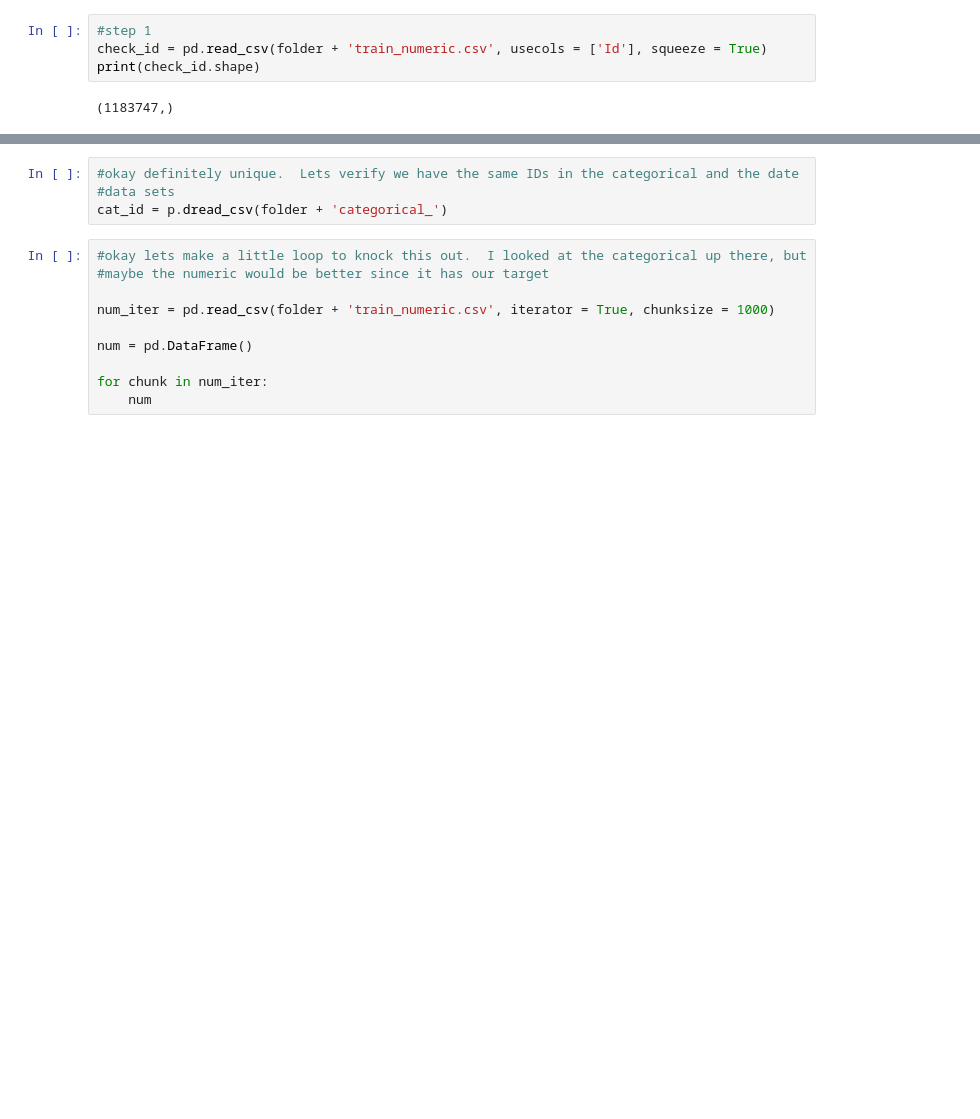
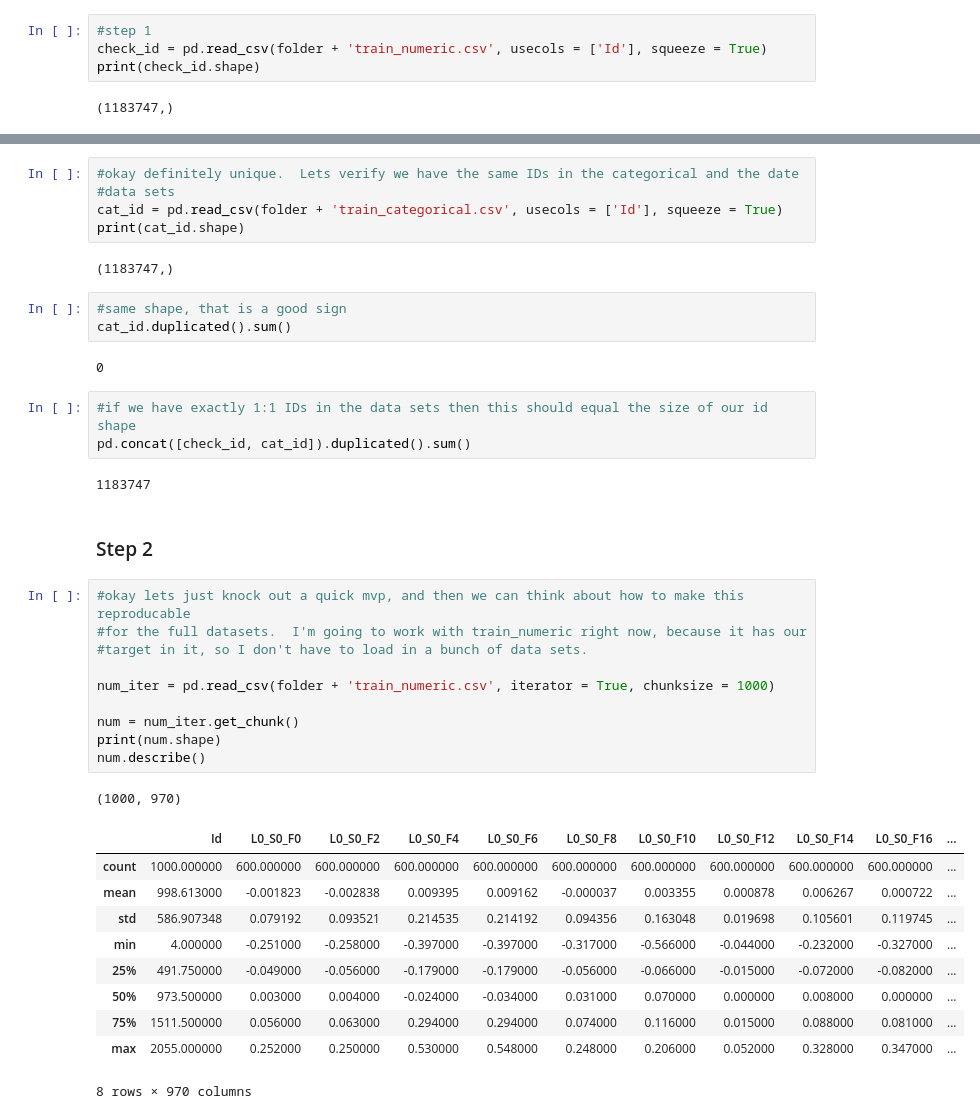
Before and after one commit to bloominstituteoftechnology/DS-Unit-2-Applied-Modeling, a Jupyter notebook: module2-wrangle-ml-datasets/LS_DS_232_assignment.ipynb, the cells around one changed output, grey strips where cells are left out. Drawn from its saved outputs; the diff is of its cells as text; blank space fills up the shorter version.

```diff
--- a/module2-wrangle-ml-datasets/LS_DS_232_assignment.ipynb
+++ b/module2-wrangle-ml-datasets/LS_DS_232_assignment.ipynb
@@ -131,14 +119,41 @@ Name: Id, Length: 1183747, dtype: int64
 # %%
 #okay definitely unique.  Lets verify we have the same IDs in the categorical and the date
 #data sets
-cat_id = p.dread_csv(folder + 'categorical_')
+cat_id = pd.read_csv(folder + 'train_categorical.csv', usecols = ['Id'], squeeze = True)
+print(cat_id.shape)
+# %% [output]
+(1183747,)
-# %%
-#okay lets make a little loop to knock this out.  I looked at the categorical up there, but
-#maybe the numeric would be better since it has our target
-
-num_iter = pd.read_csv(folder + 'train_numeric.csv', iterator = True, chunksize = 1000)
-
-num = pd.DataFrame()
-
-for chunk in num_iter:
-    num
+# %%
+#same shape, that is a good sign
+cat_id.duplicated().sum()
+# %% [output]
+0
+# %%
+#if we have exactly 1:1 IDs in the data sets then this should equal the size of our id shape
+pd.concat([check_id, cat_id]).duplicated().sum()
+# %% [output]
+1183747
+# %% [markdown]
+### Step 2
+# %%
+#okay lets just knock out a quick mvp, and then we can think about how to make this reproducable
+#for the full datasets.  I'm going to work with train_numeric right now, because it has our
+#target in it, so I don't have to load in a bunch of data sets.
+
+num_iter = pd.read_csv(folder + 'train_numeric.csv', iterator = True, chunksize = 1000)
+
+num = num_iter.get_chunk()
+print(num.shape)
+num.describe()
+# %% [output]
+(1000, 970)
+|  | Id | L0_S0_F0 | L0_S0_F2 | L0_S0_F4 | L0_S0_F6 | L0_S0_F8 | L0_S0_F10 | L0_S0_F12 | L0_S0_F14 | L0_S0_F16 | ... |
+| count | 1000.000000 | 600.000000 | 600.000000 | 600.000000 | 600.000000 | 600.000000 | 600.000000 | 600.000000 | 600.000000 | 600.000000 | ... |
+| mean | 998.613000 | -0.001823 | -0.002838 | 0.009395 | 0.009162 | -0.000037 | 0.003355 | 0.000878 | 0.006267 | 0.000722 | ... |
+| std | 586.907348 | 0.079192 | 0.093521 | 0.214535 | 0.214192 | 0.094356 | 0.163048 | 0.019698 | 0.105601 | 0.119745 | ... |
+| min | 4.000000 | -0.251000 | -0.258000 | -0.397000 | -0.397000 | -0.317000 | -0.566000 | -0.044000 | -0.232000 | -0.327000 | ... |
+| 25% | 491.750000 | -0.049000 | -0.056000 | -0.179000 | -0.179000 | -0.056000 | -0.066000 | -0.015000 | -0.072000 | -0.082000 | ... |
+| 50% | 973.500000 | 0.003000 | 0.004000 | -0.024000 | -0.034000 | 0.031000 | 0.070000 | 0.000000 | 0.008000 | 0.000000 | ... |
+| 75% | 1511.500000 | 0.056000 | 0.063000 | 0.294000 | 0.294000 | 0.074000 | 0.116000 | 0.015000 | 0.088000 | 0.081000 | ... |
+| max | 2055.000000 | 0.252000 | 0.250000 | 0.530000 | 0.548000 | 0.248000 | 0.206000 | 0.052000 | 0.328000 | 0.347000 | ... |
+8 rows × 970 columns
```
Also changed, not shown: parts of 30 cells of this notebook.
